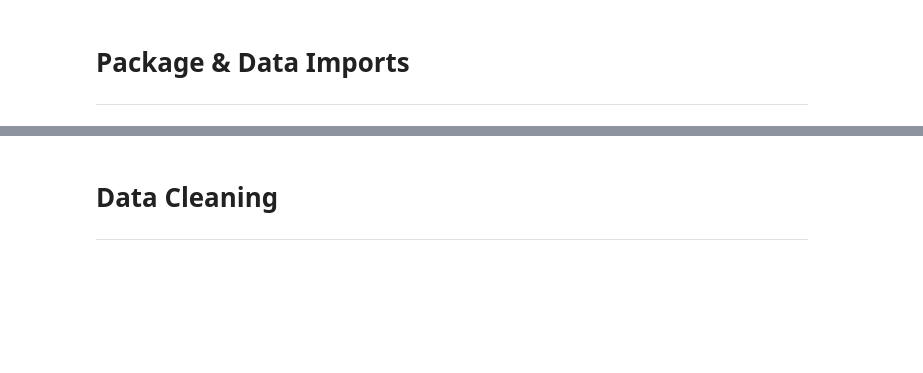
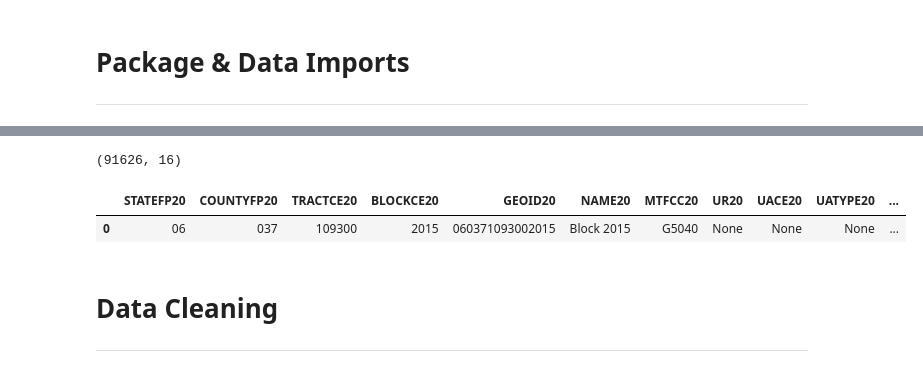
Before and after one commit to ajmachado42/Hack-for-LA-311-Data, a Jupyter notebook: I-1279/02_geospatial.ipynb, the cells around one changed output, grey strips where cells are left out. Drawn from its saved outputs; the diff is of its cells as text; code cells hidden in the pictures; blank space fills up the shorter version.

```diff
--- a/I-1279/02_geospatial.ipynb
+++ b/I-1279/02_geospatial.ipynb
@@ -56,3 +61,10 @@ df.head()
+# %%
+print(gdf_blk.shape)
+gdf_blk.head(1)
+# %% [output]
+(91626, 16)
+|  | STATEFP20 | COUNTYFP20 | TRACTCE20 | BLOCKCE20 | GEOID20 | NAME20 | MTFCC20 | UR20 | UACE20 | UATYPE20 | ... |
+| 0 | 06 | 037 | 109300 | 2015 | 060371093002015 | Block 2015 | G5040 | None | None | None | ... |
 # %% [markdown]
 # Data Cleaning
 ---
```
Also changed, not shown: parts of 4 cells of this notebook, 1 other file.
